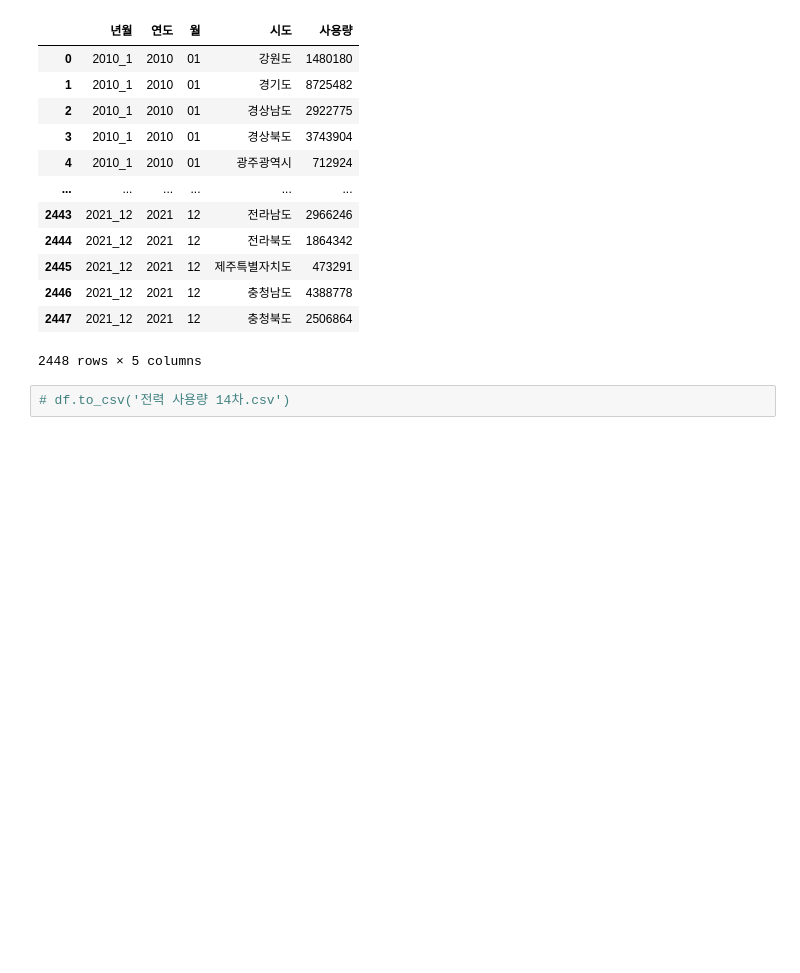
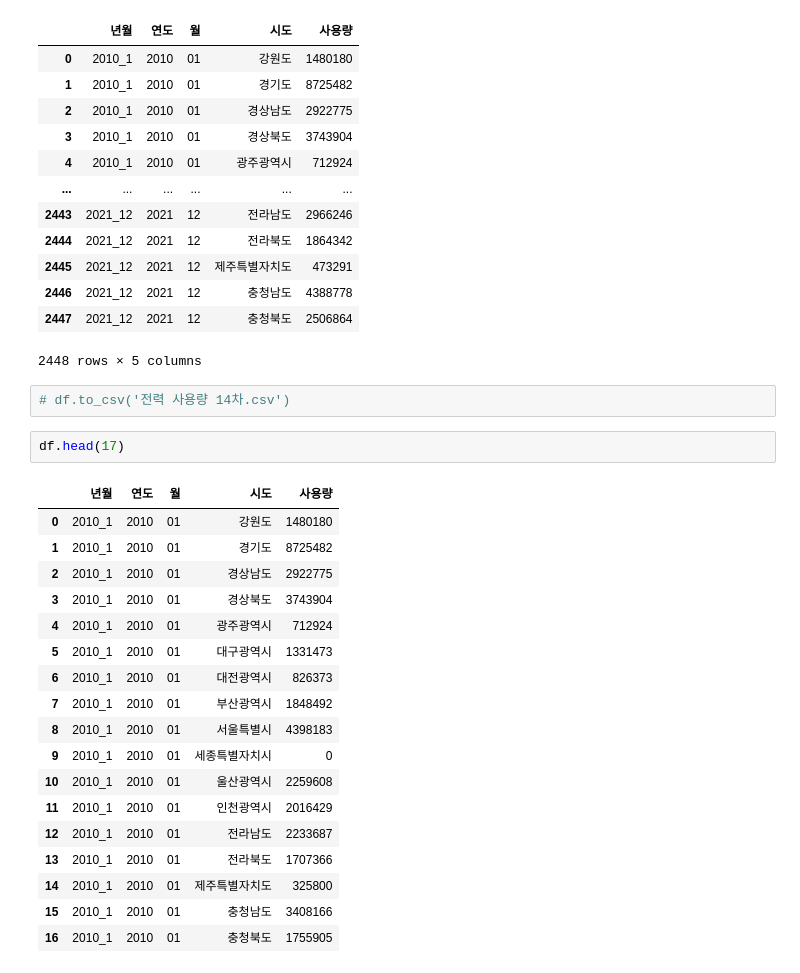
Before and after one commit to ThatHomr/project_2, a Jupyter notebook: project_2_file/z_ssh/data/전력 데이터/usage_lsit.ipynb, the cells around one changed output. Saved outputs shown, nothing was run; the diff lists cells and outputs as text; blank space fills up the shorter version.

```diff
--- a/project_2_file/z_ssh/data/전력 데이터/usage_lsit.ipynb
+++ b/project_2_file/z_ssh/data/전력 데이터/usage_lsit.ipynb
@@ -253,3 +253,24 @@ df
 2448 rows × 5 columns
 # %%
 # df.to_csv('전력 사용량 14차.csv')
+# %%
+df.head(17)
+# %% [output]
+|  | 년월 | 연도 | 월 | 시도 | 사용량 |
+| 0 | 2010_1 | 2010 | 01 | 강원도 | 1480180 |
+| 1 | 2010_1 | 2010 | 01 | 경기도 | 8725482 |
+| 2 | 2010_1 | 2010 | 01 | 경상남도 | 2922775 |
+| 3 | 2010_1 | 2010 | 01 | 경상북도 | 3743904 |
+| 4 | 2010_1 | 2010 | 01 | 광주광역시 | 712924 |
+| 5 | 2010_1 | 2010 | 01 | 대구광역시 | 1331473 |
+| 6 | 2010_1 | 2010 | 01 | 대전광역시 | 826373 |
+| 7 | 2010_1 | 2010 | 01 | 부산광역시 | 1848492 |
+| 8 | 2010_1 | 2010 | 01 | 서울특별시 | 4398183 |
+| 9 | 2010_1 | 2010 | 01 | 세종특별자치시 | 0 |
+| 10 | 2010_1 | 2010 | 01 | 울산광역시 | 2259608 |
+| 11 | 2010_1 | 2010 | 01 | 인천광역시 | 2016429 |
+| 12 | 2010_1 | 2010 | 01 | 전라남도 | 2233687 |
+| 13 | 2010_1 | 2010 | 01 | 전라북도 | 1707366 |
+| 14 | 2010_1 | 2010 | 01 | 제주특별자치도 | 325800 |
+| 15 | 2010_1 | 2010 | 01 | 충청남도 | 3408166 |
+| 16 | 2010_1 | 2010 | 01 | 충청북도 | 1755905 |
```
Also changed, not shown: parts of 1 cell of this notebook, 3 other files.
